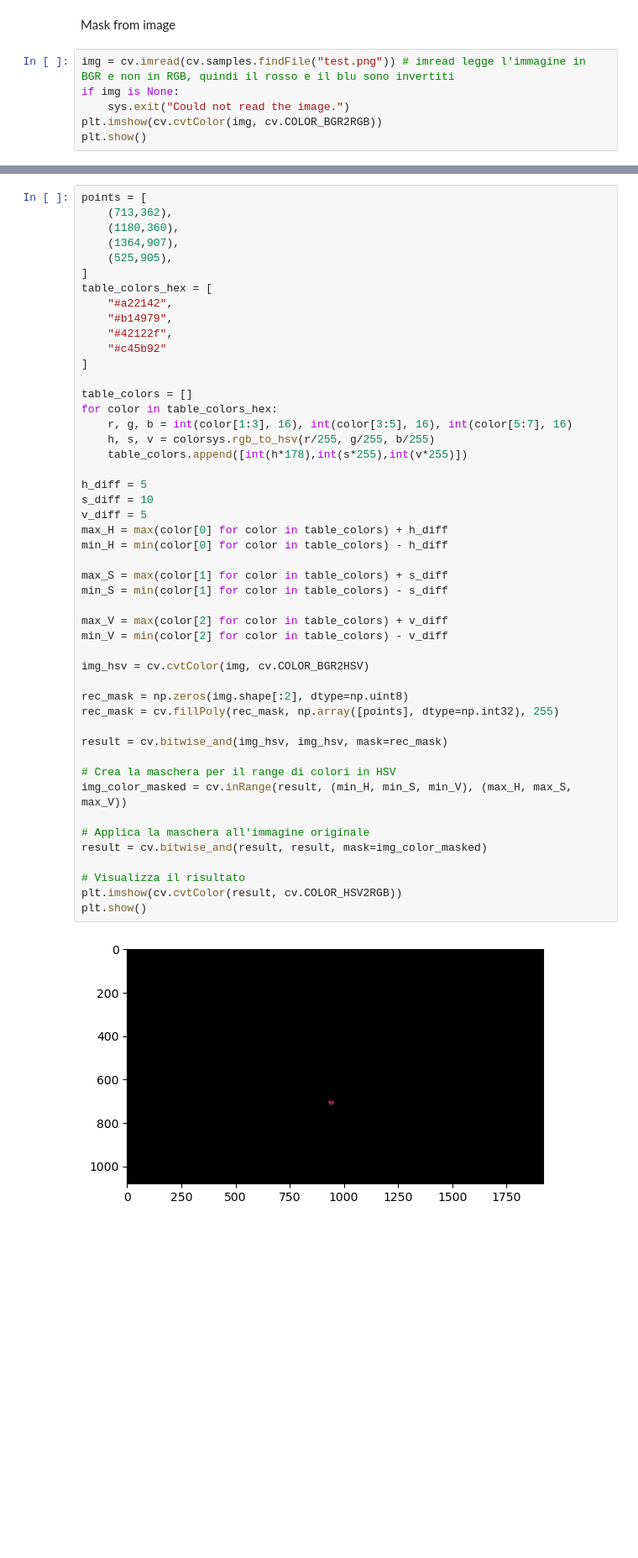
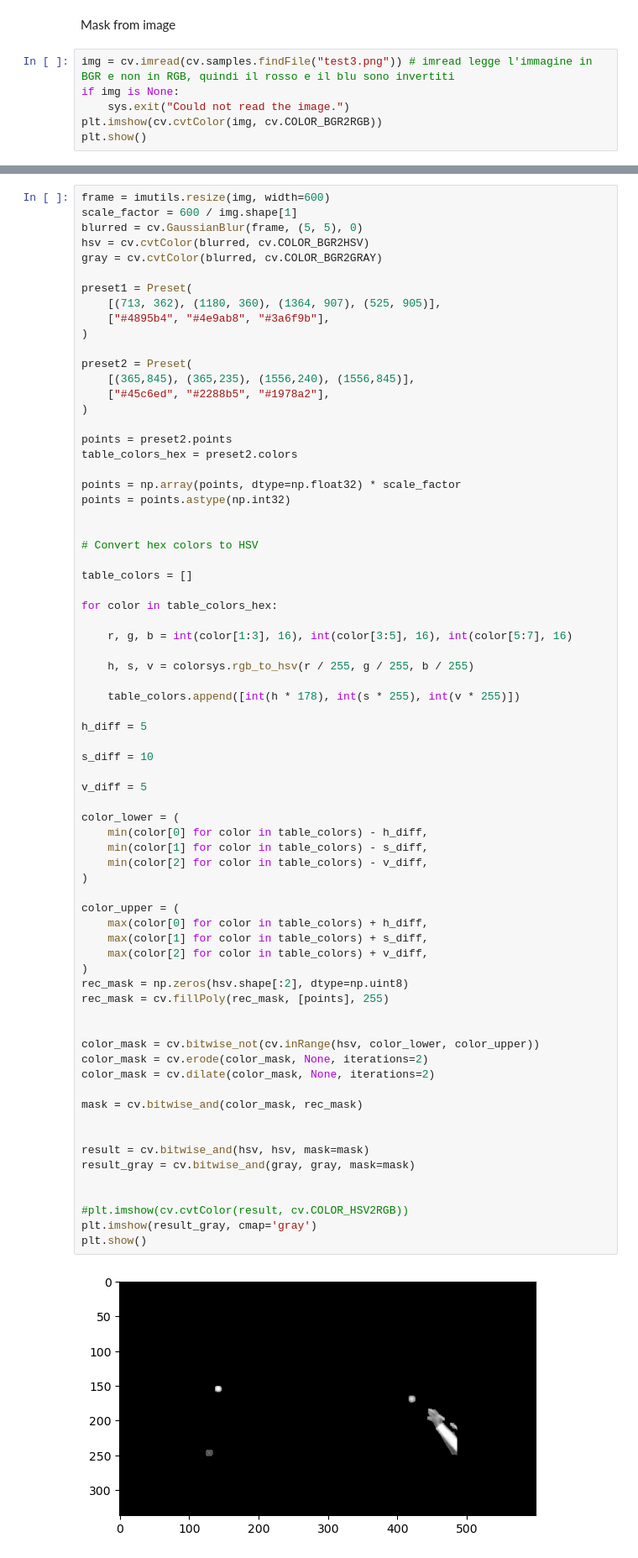
Before and after one commit to giopalma/ShotClock, a Jupyter notebook: notebooks/test.ipynb, the cells around one changed output, grey strips where cells are left out. Shown at 84% size. Drawn from its saved outputs; the diff is of its cells as text; blank space fills up the shorter version.

```diff
--- a/notebooks/test.ipynb
+++ b/notebooks/test.ipynb
@@ -9,7 +15,7 @@ import colorsys
 # %% [markdown]
 Mask from image
 # %%
-img = cv.imread(cv.samples.findFile("test.png")) # imread legge l'immagine in BGR e non in RGB, quindi il rosso e il blu sono invertiti
+img = cv.imread(cv.samples.findFile("test3.png")) # imread legge l'immagine in BGR e non in RGB, quindi il rosso e il blu sono invertiti
 if img is None:
     sys.exit("Could not read the image.")
 plt.imshow(cv.cvtColor(img, cv.COLOR_BGR2RGB))
@@ -19,50 +25,73 @@ plt.show()
 # %%
-points = [
-    (713,362),
-    (1180,360),
-    (1364,907),
-    (525,905),
-]
-table_colors_hex = [
-    "#a22142",
-    "#b14979",
-    "#42122f",
-    "#c45b92"
-]
+frame = imutils.resize(img, width=600)
+scale_factor = 600 / img.shape[1]
+blurred = cv.GaussianBlur(frame, (5, 5), 0)
+hsv = cv.cvtColor(blurred, cv.COLOR_BGR2HSV)
+gray = cv.cvtColor(blurred, cv.COLOR_BGR2GRAY)
+
+preset1 = Preset(
+    [(713, 362), (1180, 360), (1364, 907), (525, 905)],
+    ["#4895b4", "#4e9ab8", "#3a6f9b"],
+)
+
+preset2 = Preset(
+    [(365,845), (365,235), (1556,240), (1556,845)],
+    ["#45c6ed", "#2288b5", "#1978a2"],
+)
+
+points = preset2.points
+table_colors_hex = preset2.colors
+
+points = np.array(points, dtype=np.float32) * scale_factor
+points = points.astype(np.int32)
+
+
+# Convert hex colors to HSV
 
 table_colors = []
+
 for color in table_colors_hex:
+
     r, g, b = int(color[1:3], 16), int(color[3:5], 16), int(color[5:7], 16)
-    h, s, v = colorsys.rgb_to_hsv(r/255, g/255, b/255)
-    table_colors.append([int(h*178),int(s*255),int(v*255)])
+
+    h, s, v = colorsys.rgb_to_hsv(r / 255, g / 255, b / 255)
+
+    table_colors.append([int(h * 178), int(s * 255), int(v * 255)])
 
 h_diff = 5
+
 s_diff = 10
+
 v_diff = 5
-max_H = max(color[0] for color in table_colors) + h_diff
-min_H = min(color[0] for color in table_colors) - h_diff
 
-max_S = max(color[1] for color in table_colors) + s_diff
-min_S = min(color[1] for color in table_colors) - s_diff
+color_lower = (
+    min(color[0] for color in table_colors) - h_diff,
+    min(color[1] for color in table_colors) - s_diff,
+    min(color[2] for color in table_colors) - v_diff,
+)
 
-max_V = max(color[2] for color in table_colors) + v_diff
-min_V = min(color[2] for color in table_colors) - v_diff
+color_upper = (
+    max(color[0] for color in table_colors) + h_diff,
+    max(color[1] for color in table_colors) + s_diff,
+    max(color[2] for color in table_colors) + v_diff,
+)
+rec_mask = np.zeros(hsv.shape[:2], dtype=np.uint8)
+rec_mask = cv.fillPoly(rec_mask, [points], 255)
 
-img_hsv = cv.cvtColor(img, cv.COLOR_BGR2HSV)
 
-rec_mask = np.zeros(img.shape[:2], dtype=np.uint8)
-rec_mask = cv.fillPoly(rec_mask, np.array([points], dtype=np.int32), 255)
+color_mask = cv.bitwise_not(cv.inRange(hsv, color_lower, color_upper))
+color_mask = cv.erode(color_mask, None, iterations=2)
+color_mask = cv.dilate(color_mask, None, iterations=2)
 
-result = cv.bitwise_and(img_hsv, img_hsv, mask=rec_mask)
+mask = cv.bitwise_and(color_mask, rec_mask)
 
-# Crea la maschera per il range di colori in HSV
-img_color_masked = cv.inRange(result, (min_H, min_S, min_V), (max_H, max_S, max_V))
 
-# Applica la maschera all'immagine originale
-result = cv.bitwise_and(result, result, mask=img_color_masked)
+result = cv.bitwise_and(hsv, hsv, mask=mask)
+result_gray = cv.bitwise_and(gray, gray, mask=mask)
 
-# Visualizza il risultato
-plt.imshow(cv.cvtColor(result, cv.COLOR_HSV2RGB))
+
+#plt.imshow(cv.cvtColor(result, cv.COLOR_HSV2RGB))
+plt.imshow(result_gray, cmap='gray')
 plt.show()
 # %% [output]
-[figure, old version]
+[figure, new version]
```
Also changed, not shown: parts of 4 cells of this notebook, 6 other files.
